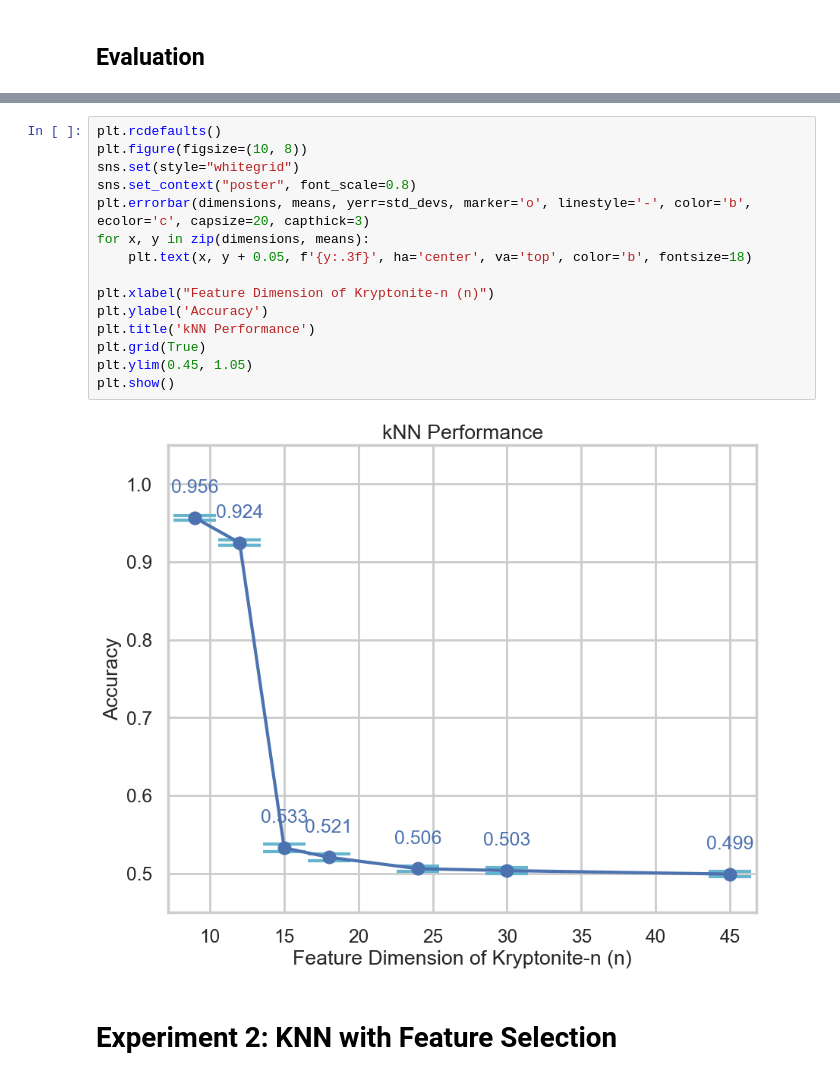
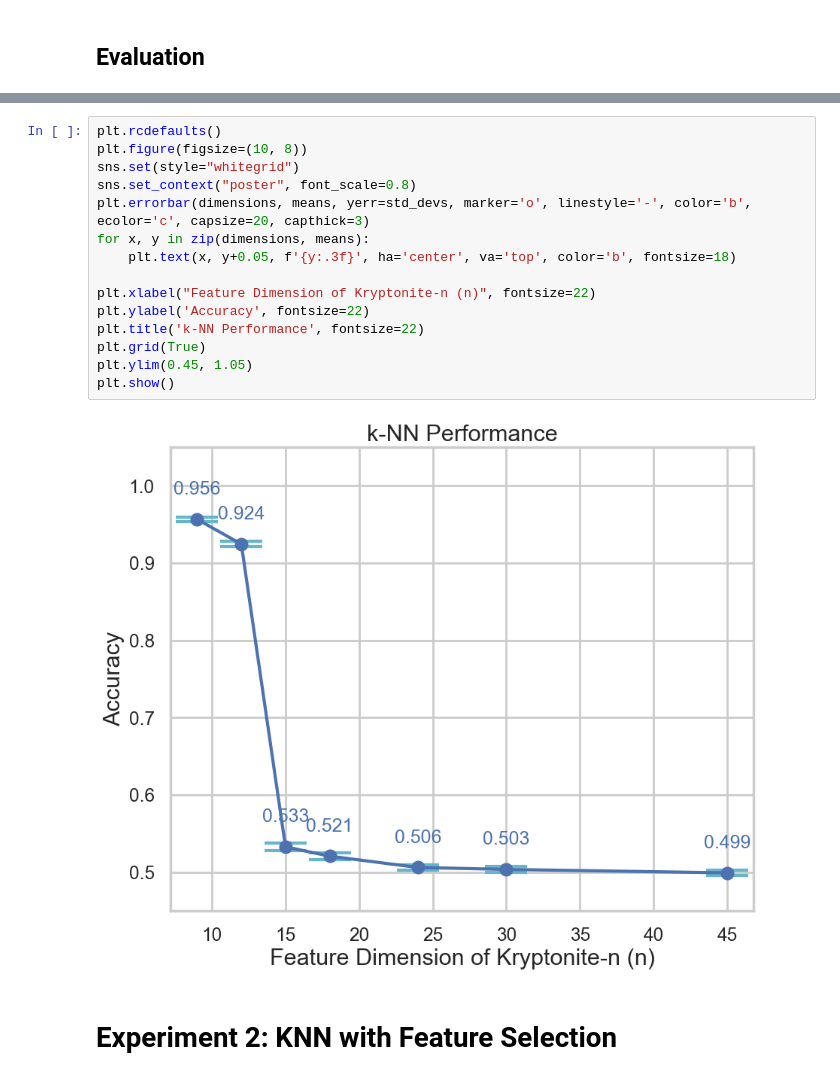
Before and after one commit to Daniel4078/COMP70015-MML-coursework, a Jupyter notebook: Knn.ipynb, the cells around one changed output, grey strips where cells are left out. Cells and saved outputs as stored; diff of their text form.

```diff
--- a/Knn.ipynb
+++ b/Knn.ipynb
@@ -103,20 +101,20 @@ Loaded dataset with dimension 45. Data shape: (90000, 45), Labels shape: (90000,
 # %%
 plt.rcdefaults()
 plt.figure(figsize=(10, 8))
 sns.set(style="whitegrid")
 sns.set_context("poster", font_scale=0.8)
 plt.errorbar(dimensions, means, yerr=std_devs, marker='o', linestyle='-', color='b', ecolor='c', capsize=20, capthick=3)
 for x, y in zip(dimensions, means):
-    plt.text(x, y + 0.05, f'{y:.3f}', ha='center', va='top', color='b', fontsize=18)
+    plt.text(x, y+0.05, f'{y:.3f}', ha='center', va='top', color='b', fontsize=18)
 
-plt.xlabel("Feature Dimension of Kryptonite-n (n)")
-plt.ylabel('Accuracy')
-plt.title('kNN Performance')
+plt.xlabel("Feature Dimension of Kryptonite-n (n)", fontsize=22)
+plt.ylabel('Accuracy', fontsize=22)
+plt.title('k-NN Performance', fontsize=22)
 plt.grid(True)
 plt.ylim(0.45, 1.05)
 plt.show()
 # %% [output]
-[figure, old version]
+[figure, new version]
 # %% [markdown]
 # Experiment 2: KNN with Feature Selection
 # %%
```
Also changed, not shown: parts of 33 cells of this notebook.
